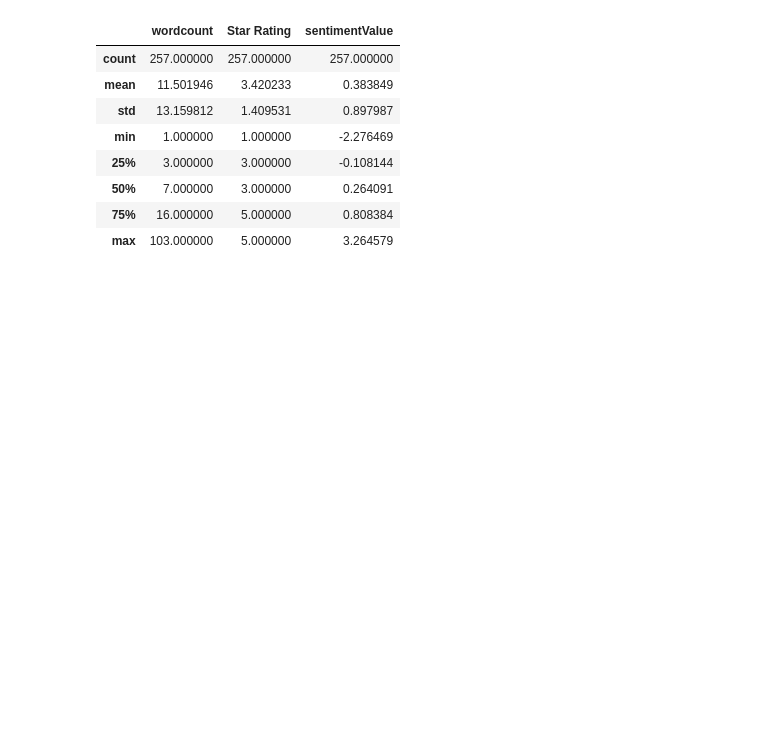
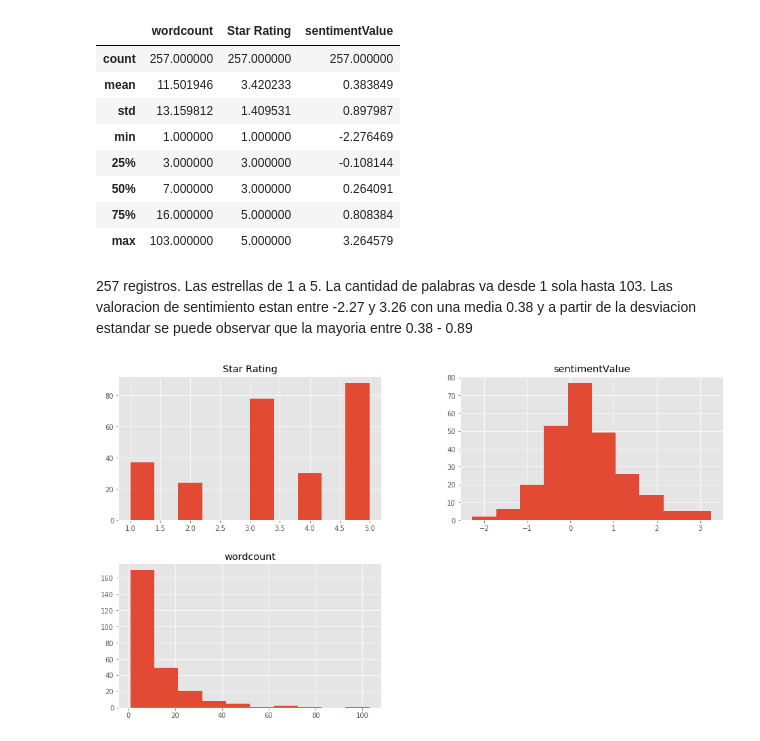
Before and after one commit to DanielaOM2996/IA-CLASE-L5, a Jupyter notebook: Práctica KNN.ipynb, the cells around one changed output. Cells and saved outputs as stored; diff of their text form; code cells hidden in the pictures; blank space fills up the shorter version.

```diff
--- a/Práctica KNN.ipynb
+++ b/Práctica KNN.ipynb
@@ -53,3 +53,10 @@ dataframe.describe()
 | 50% | 7.000000 | 3.000000 | 0.264091 |
 | 75% | 16.000000 | 5.000000 | 0.808384 |
 | max | 103.000000 | 5.000000 | 3.264579 |
+# %% [markdown]
+257 registros. Las estrellas de 1 a 5. La cantidad de palabras va desde 1 sola hasta 103. Las valoracion de sentimiento estan entre -2.27 y 3.26 con una media 0.38 y a partir de la desviacion estandar se puede observar que la mayoria entre 0.38 - 0.89
+# %%
+dataframe.hist()
+plt.show()
+# %% [output]
+[figure, added]
```
Also changed, not shown: parts of 19 cells of this notebook.
